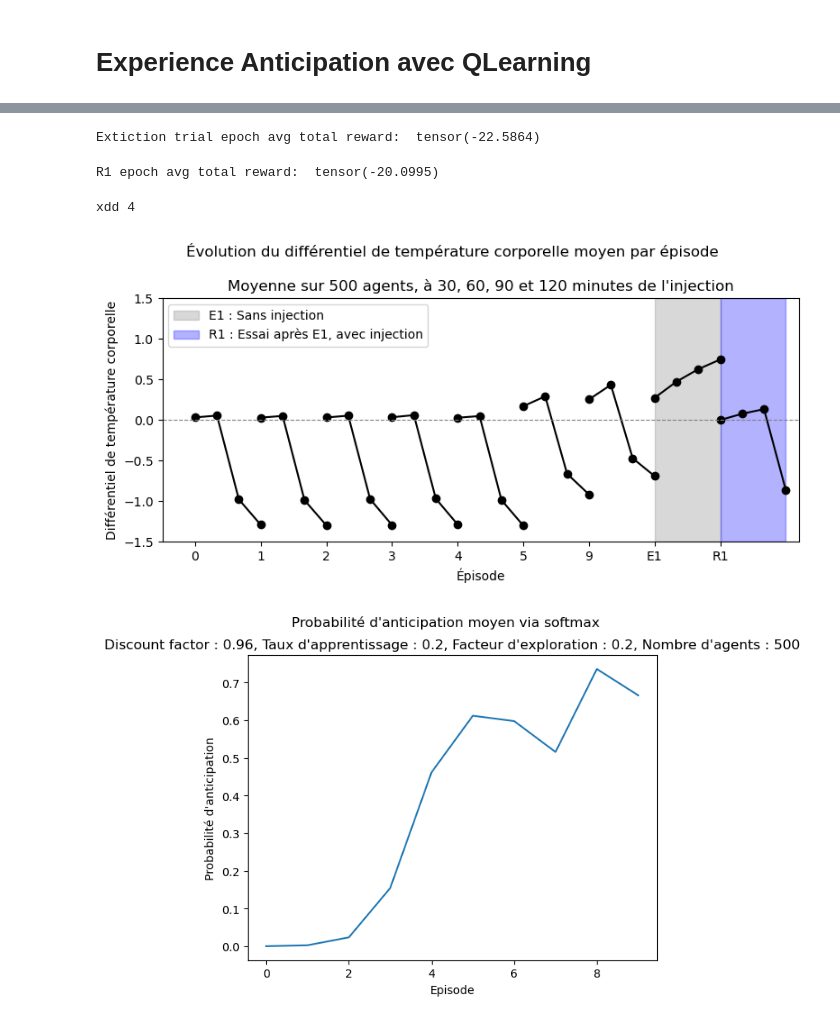
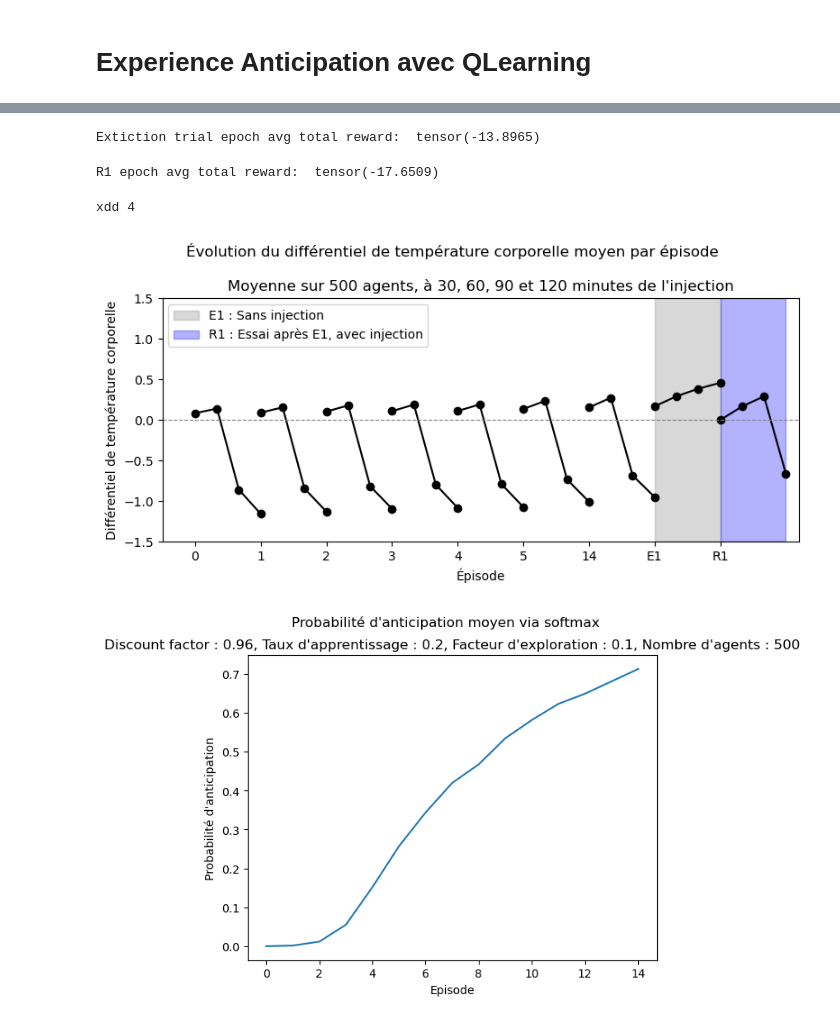
Before and after one commit to TsunomakiWatamelon/Homeostatic-Reinforcement-Learning, a Jupyter notebook: src/experiments/anticipatory.ipynb, the cells around one changed output, grey strips where cells are left out. Drawn from its saved outputs; the diff is of its cells as text; code cells hidden in the pictures.

Commit message:
Changed qlearning exploration rate type to beta

```diff
--- a/src/experiments/anticipatory.ipynb
+++ b/src/experiments/anticipatory.ipynb
@@ -31,8 +31,8 @@ state_size = None  # Nombre d'états possibles mais pas nécéssaire car Q_table
 action_size = None # Nombre d'actions possibles mais les actions possible sont different selon les etats
 alpha = 0.2 # Taux d'apprentissage
 gamma = 0.96 # Discount factor
-epsilon = 0.2 # Facteur d'exploration
-max_epoch = 10  # Nombre d'épisodes
+beta = 0.1 # Facteur d'exploration
+max_epoch = 15  # Nombre d'épisodes
 nb_agents = 500 # Nombre d'agents
 # %%
 # Creation de l'agent
@@ -47,7 +47,7 @@ Q_table = {
 Q_table[0][0] = 10 # L'agent ne sait pas anticiper donc au début il devrait choisir de ne pas anticiper
 
 # Instancier le modèle Q-learning
-agent = QLearning(state_size=state_size, action_size=action_size, alpha=alpha, gamma=gamma, epsilon=epsilon, q_table=Q_table)
+agent = QLearning(state_size=state_size, action_size=action_size, alpha=alpha, gamma=gamma, q_table=Q_table, beta=beta)
 # %%
 # Définition des paramètres de l'environnement
 
@@ -80,7 +80,7 @@ env = AnticipatoryEnvironment(
 agents = []
 
 for i in range(nb_agents):
-    agent = QLearning(state_size=state_size, action_size=action_size, alpha=alpha, gamma=gamma, epsilon=epsilon, q_table=Q_table)
+    agent = QLearning(state_size=state_size, action_size=action_size, alpha=alpha, gamma=gamma, beta=beta, q_table=Q_table)
     agents.append(agent)
 
 # Etat temporel des Q-tables de chaque agent sur chaque epoch
@@ -150,7 +153,7 @@ avg_reward = total_reward / nb_agents
 
 print("Extiction trial epoch avg total reward: ", avg_reward)
 # %% [output]
-Extiction trial epoch avg total reward:  tensor(-22.5864)
+Extiction trial epoch avg total reward:  tensor(-13.8965)
 # %%
 # Non extinction trial
 
@@ -174,7 +177,7 @@ avg_reward = total_reward / nb_agents
 
 print("R1 epoch avg total reward: ", avg_reward)
 # %% [output]
-R1 epoch avg total reward:  tensor(-20.0995)
+R1 epoch avg total reward:  tensor(-17.6509)
 # %%
 avg_internal_state = [[0, 0, 0, 0] for _ in range(max_epoch + 2)]
 for i in range(max_epoch + 2):
@@ -239,24 +242,24 @@ plt.savefig("../figs/anticipate/anticipate_temp_evo.png")
 plt.show()
 # %% [output]
 xdd 4
-[figure, old version]
+[figure, new version]
 # %%
 # Evolution des probabilités de choisir une action anticipée
 
 anticipates = []
 for epoch, q_values in enumerate(q_table_state):
     max_q_values = np.max(q_values, axis=1, keepdims=True)
     stabilized_q_values = q_values - max_q_values
     exp_q_values = np.exp(stabilized_q_values)
     probas = exp_q_values / np.sum(exp_q_values, axis=1, keepdims=True)
     anticipates.append(probas.mean(axis=0)[1])
 
 plt.plot(anticipates, label="Probabilité d'anticipation")
 plt.suptitle("Probabilité d'anticipation moyen via softmax")
-plt.title(f"Discount factor : {gamma}, Taux d'apprentissage : {alpha}, Facteur d'exploration : {epsilon}, Nombre d'agents : {nb_agents}")
+plt.title(f"Discount factor : {gamma}, Taux d'apprentissage : {alpha}, Facteur d'exploration : {beta}, Nombre d'agents : {nb_agents}")
 plt.xlabel("Episode")
 plt.ylabel("Probabilité d'anticipation")
 plt.savefig(f"../figs/anticipate/anticipate_proba_softmax.pdf")
 plt.show()
 # %% [output]
-[figure, old version]
+[figure, new version]
```
Also changed, not shown: parts of 2 cells of this notebook, 4 other files.
